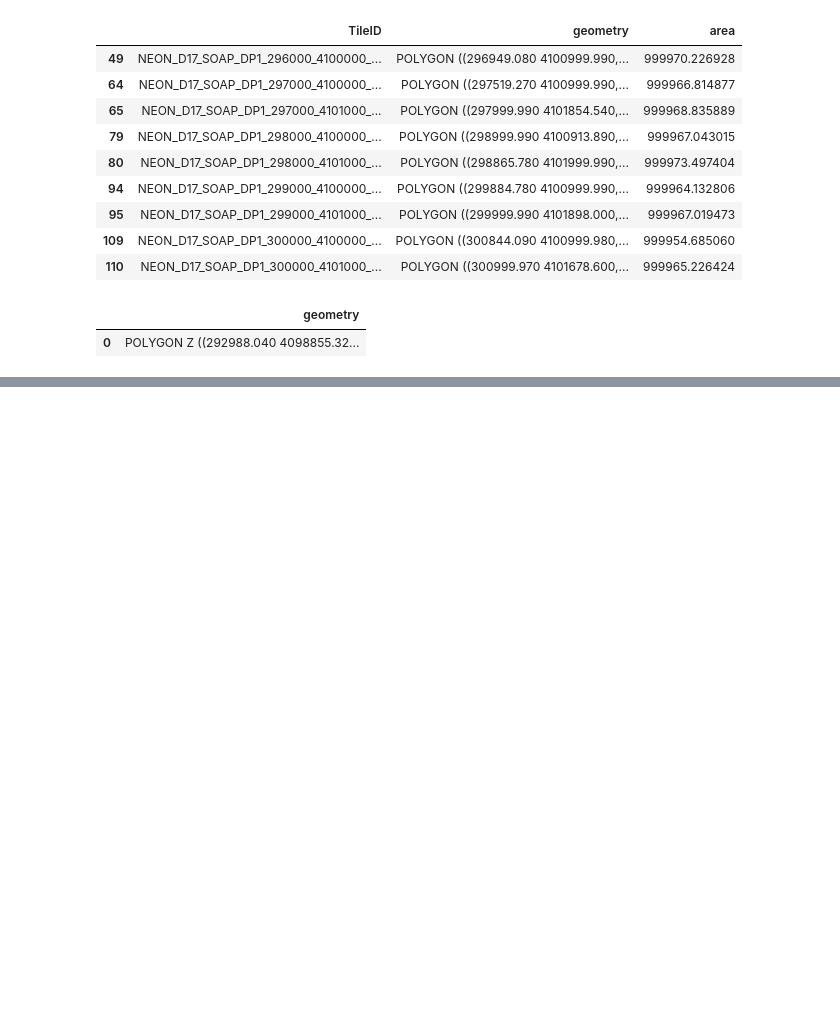
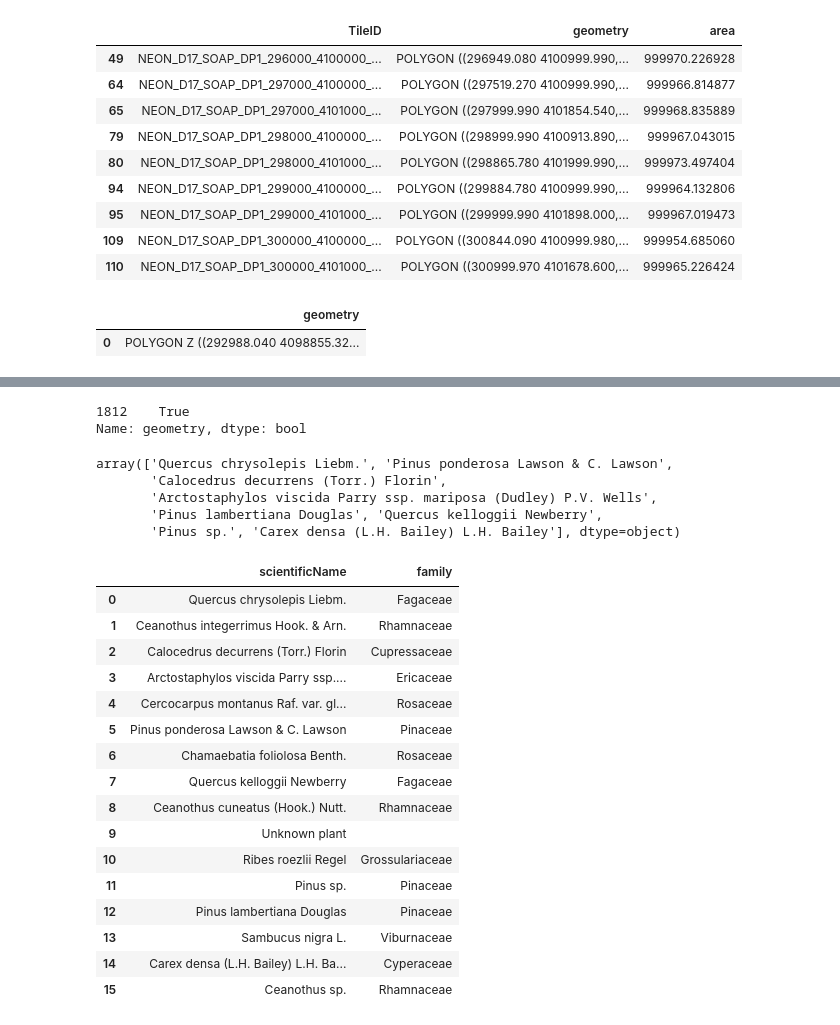
Before and after one commit to annaspiers/PRISMATIC, a Jupyter notebook: analyze.ipynb, the cells around one changed output, grey strips where cells are left out. Saved outputs shown, nothing was run; the diff lists cells and outputs as text; code cells hidden in the pictures; blank space fills up the shorter version.

```diff
--- a/analyze.ipynb
+++ b/analyze.ipynb
@@ -724,0 +857,6 @@ for laz_file_path in tqdm(laz_file_paths):
+# %%
+from shapely.geometry import Point, Polygon
+Point([297052.217782754, 4100707.93486506]).within(polygons.geometry[polygons.plotID == 'SOAP_002'])
+# %% [output]
+1812    True
+Name: geometry, dtype: bool
@@ -724,0 +871,47 @@ for laz_file_path in tqdm(laz_file_paths):
+# %%
+veg_area_df.scientificName.unique()
+# %% [output]
+array(['Quercus chrysolepis Liebm.', 'Pinus ponderosa Lawson & C. Lawson',
+       'Calocedrus decurrens (Torr.) Florin',
+       'Arctostaphylos viscida Parry ssp. mariposa (Dudley) P.V. Wells',
+       'Pinus lambertiana Douglas', 'Quercus kelloggii Newberry',
+       'Pinus sp.', 'Carex densa (L.H. Bailey) L.H. Bailey'], dtype=object)
+# %%
+family_mapping = {'Quercus chrysolepis Liebm.': 'Fagaceae',
+    'Ceanothus integerrimus Hook. & Arn.': 'Rhamnaceae',
+    'Calocedrus decurrens (Torr.) Florin': 'Cupressaceae',
+    'Arctostaphylos viscida Parry ssp. mariposa (Dudley) P.V. Wells': 'Ericaceae',
+    'Cercocarpus montanus Raf. var. glaber (S. Watson) F.L. Martin': 'Rosaceae',
+    'Pinus ponderosa Lawson & C. Lawson': 'Pinaceae',
+    'Chamaebatia foliolosa Benth.': 'Rosaceae',
+    'Quercus kelloggii Newberry': 'Fagaceae',
+    'Ceanothus cuneatus (Hook.) Nutt.': 'Rhamnaceae',
+    'Unknown plant': '',
+    'Ribes roezlii Regel': 'Grossulariaceae',
+    'Pinus sp.': 'Pinaceae',
+    'Pinus lambertiana Douglas': 'Pinaceae',
+    'Sambucus nigra L.': 'Viburnaceae',
+    'Carex densa (L.H. Bailey) L.H. Bailey': 'Cyperaceae',
+    'Ceanothus sp.': 'Rhamnaceae'
+}
+family_df = pd.DataFrame.from_dict({'scientificName': family_mapping.keys(), 'family': family_mapping.values()})
+# %%
+family_df
+# %% [output]
+|  | scientificName | family |
+| 0 | Quercus chrysolepis Liebm. | Fagaceae |
+| 1 | Ceanothus integerrimus Hook. & Arn. | Rhamnaceae |
+| 2 | Calocedrus decurrens (Torr.) Florin | Cupressaceae |
+| 3 | Arctostaphylos viscida Parry ssp.... | Ericaceae |
+| 4 | Cercocarpus montanus Raf. var. gl... | Rosaceae |
+| 5 | Pinus ponderosa Lawson & C. Lawson | Pinaceae |
+| 6 | Chamaebatia foliolosa Benth. | Rosaceae |
+| 7 | Quercus kelloggii Newberry | Fagaceae |
+| 8 | Ceanothus cuneatus (Hook.) Nutt. | Rhamnaceae |
+| 9 | Unknown plant |  |
+| 10 | Ribes roezlii Regel | Grossulariaceae |
+| 11 | Pinus sp. | Pinaceae |
+| 12 | Pinus lambertiana Douglas | Pinaceae |
+| 13 | Sambucus nigra L. | Viburnaceae |
+| 14 | Carex densa (L.H. Bailey) L.H. Ba... | Cyperaceae |
+| 15 | Ceanothus sp. | Rhamnaceae |
```
Also changed, not shown: parts of 29 cells of this notebook, 7 other files.
